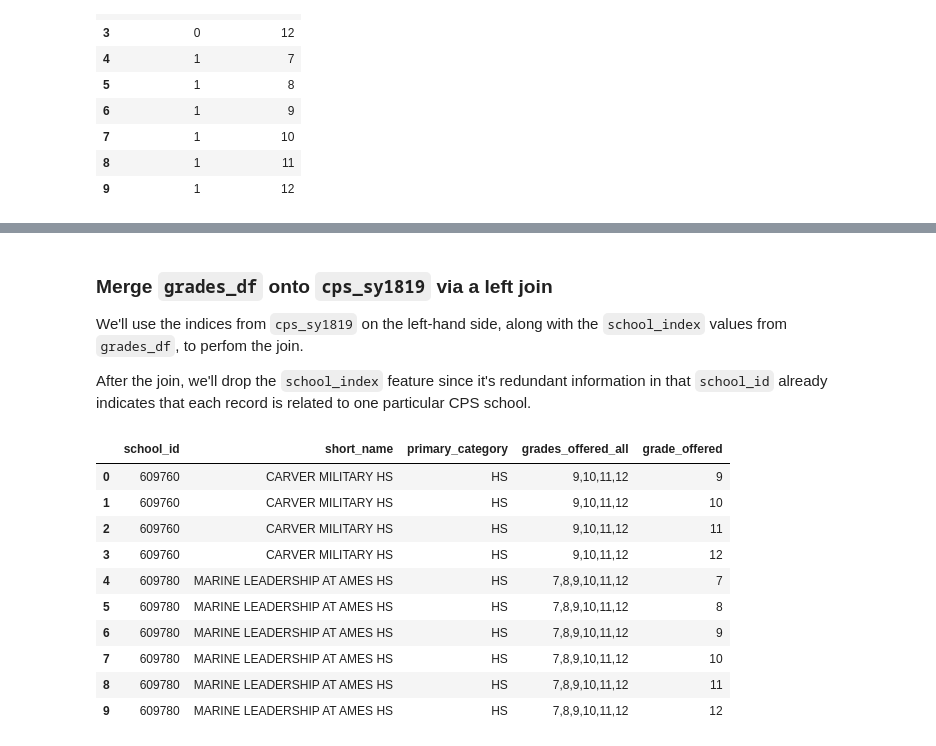
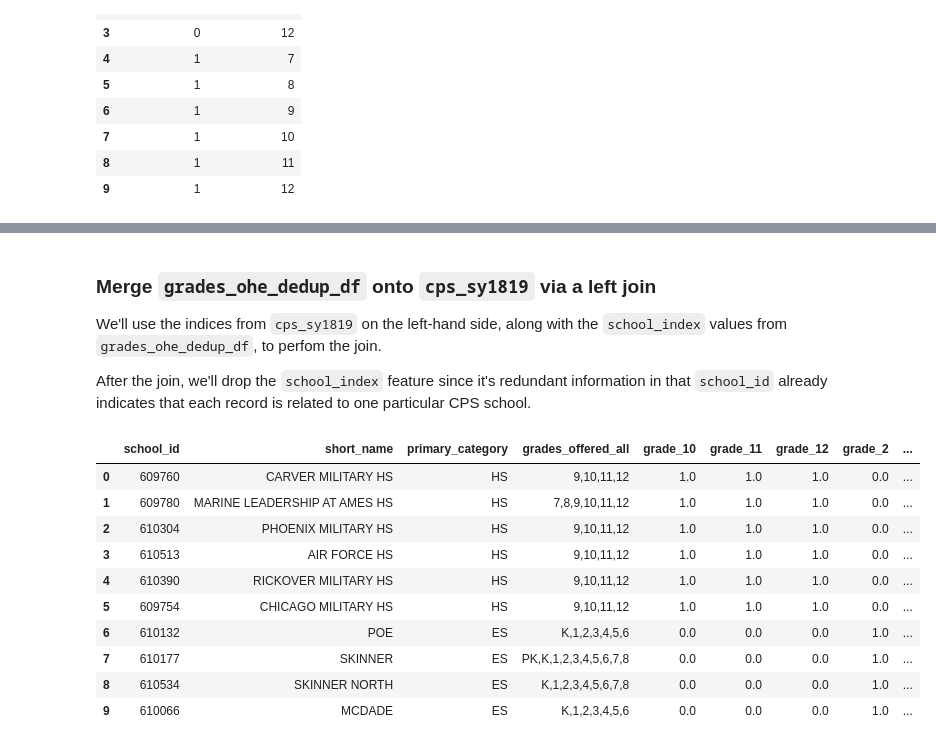
Before and after one commit to cenuno/classification, a Jupyter notebook: separate_rows/separate_rows.ipynb, the cells around one changed output, grey strips where cells are left out. Saved outputs shown, nothing was run; the diff lists cells and outputs as text; code cells hidden in the pictures.

```diff
--- a/separate_rows/separate_rows.ipynb
+++ b/separate_rows/separate_rows.ipynb
@@ -112,0 +129,9 @@ grades_df.head(10)
+# %%
+# drop the first category to avoid multi-collinearity
+encoder = OneHotEncoder(drop="first",
+                        categories="auto").fit(grades_df[["grade_offered"]])
+# %%
+ohe = pd.DataFrame(encoder.transform(grades_df[["grade_offered"]]).toarray(),
+                   columns=encoder.get_feature_names(["grade"]))
+
+ohe.head()
@@ -112,0 +149,3 @@ grades_df.head(10)
+# %%
+grades_ohe_df = pd.concat([grades_df.drop("grade_offered", axis=1), ohe], axis=1)
+grades_ohe_df.head()
@@ -112,0 +177,3 @@ grades_df.head(10)
+# %%
+grades_ohe_dedup_df = grades_ohe_df.groupby("school_index")[ohe.columns].agg("sum").reset_index()
+grades_ohe_dedup_df.head()
@@ -113,26 +187,26 @@ grades_df.head(10)
 # %% [markdown]
-### Merge `grades_df` onto `cps_sy1819` via a left join
+### Merge `grades_ohe_dedup_df` onto `cps_sy1819` via a left join
 
-We'll use the indices from `cps_sy1819` on the left-hand side, along with the `school_index` values from `grades_df`, to perfom the join.
+We'll use the indices from `cps_sy1819` on the left-hand side, along with the `school_index` values from `grades_ohe_dedup_df`, to perfom the join.
 
 After the join, we'll drop the `school_index` feature since it's redundant information in that `school_id` already indicates that each record is related to one particular CPS school.
 # %%
 cps_sy1819 = pd.merge(cps_sy1819,
-                      grades_df,
+                      grades_ohe_dedup_df,
                       left_index=True,
                       right_on="school_index",
                       how="left").drop("school_index", axis=1)
 
 cps_sy1819.head(10)
 # %% [output]
-|  | school_id | short_name | primary_category | grades_offered_all | grade_offered |
-| 0 | 609760 | CARVER MILITARY HS | HS | 9,10,11,12 | 9 |
-| 1 | 609760 | CARVER MILITARY HS | HS | 9,10,11,12 | 10 |
-| 2 | 609760 | CARVER MILITARY HS | HS | 9,10,11,12 | 11 |
-| 3 | 609760 | CARVER MILITARY HS | HS | 9,10,11,12 | 12 |
-| 4 | 609780 | MARINE LEADERSHIP AT AMES HS | HS | 7,8,9,10,11,12 | 7 |
-| 5 | 609780 | MARINE LEADERSHIP AT AMES HS | HS | 7,8,9,10,11,12 | 8 |
-| 6 | 609780 | MARINE LEADERSHIP AT AMES HS | HS | 7,8,9,10,11,12 | 9 |
-| 7 | 609780 | MARINE LEADERSHIP AT AMES HS | HS | 7,8,9,10,11,12 | 10 |
-| 8 | 609780 | MARINE LEADERSHIP AT AMES HS | HS | 7,8,9,10,11,12 | 11 |
-| 9 | 609780 | MARINE LEADERSHIP AT AMES HS | HS | 7,8,9,10,11,12 | 12 |
+|  | school_id | short_name | primary_category | grades_offered_all | grade_10 | grade_11 | grade_12 | grade_2 | ... |
+| 0 | 609760 | CARVER MILITARY HS | HS | 9,10,11,12 | 1.0 | 1.0 | 1.0 | 0.0 | ... |
+| 1 | 609780 | MARINE LEADERSHIP AT AMES HS | HS | 7,8,9,10,11,12 | 1.0 | 1.0 | 1.0 | 0.0 | ... |
+| 2 | 610304 | PHOENIX MILITARY HS | HS | 9,10,11,12 | 1.0 | 1.0 | 1.0 | 0.0 | ... |
+| 3 | 610513 | AIR FORCE HS | HS | 9,10,11,12 | 1.0 | 1.0 | 1.0 | 0.0 | ... |
+| 4 | 610390 | RICKOVER MILITARY HS | HS | 9,10,11,12 | 1.0 | 1.0 | 1.0 | 0.0 | ... |
+| 5 | 609754 | CHICAGO MILITARY HS | HS | 9,10,11,12 | 1.0 | 1.0 | 1.0 | 0.0 | ... |
+| 6 | 610132 | POE | ES | K,1,2,3,4,5,6 | 0.0 | 0.0 | 0.0 | 1.0 | ... |
+| 7 | 610177 | SKINNER | ES | PK,K,1,2,3,4,5,6,7,8 | 0.0 | 0.0 | 0.0 | 1.0 | ... |
+| 8 | 610534 | SKINNER NORTH | ES | K,1,2,3,4,5,6,7,8 | 0.0 | 0.0 | 0.0 | 1.0 | ... |
+| 9 | 610066 | MCDADE | ES | K,1,2,3,4,5,6 | 0.0 | 0.0 | 0.0 | 1.0 | ... |
```
Also changed, not shown: parts of 11 cells of this notebook, 1 other file.
